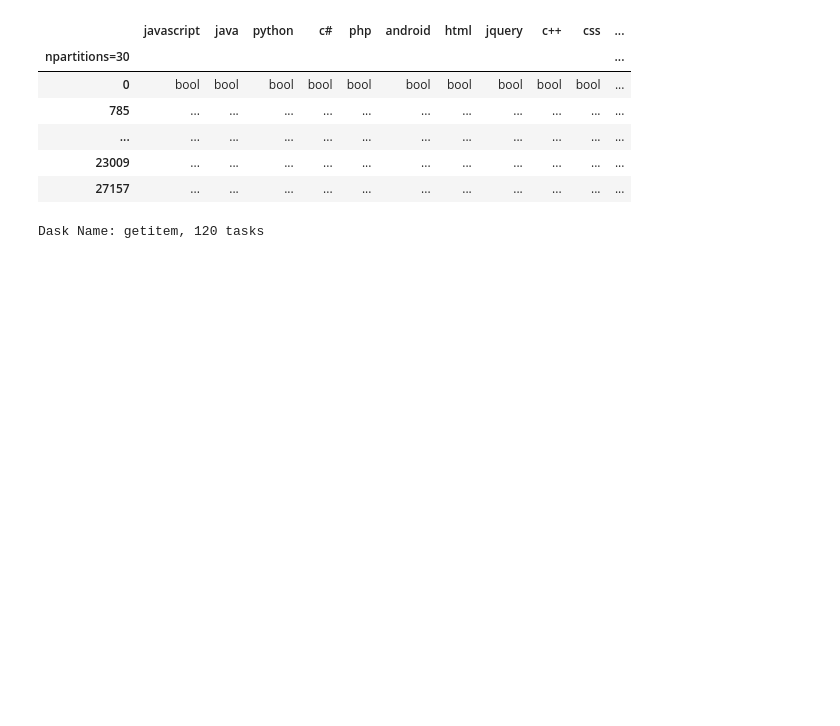
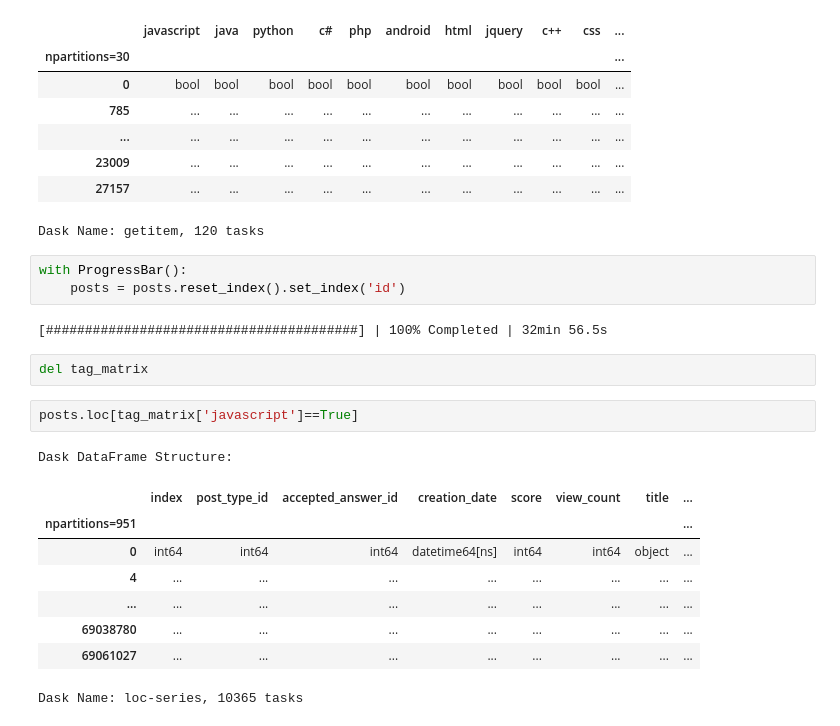
Before and after one commit to Parry-Parry/Level-4-Project, a Jupyter notebook: dataset_prep/dataset_explore.ipynb, the cells around one changed output. Drawn from its saved outputs; the diff is of its cells as text; blank space fills up the shorter version.

Commit message:
Sorted filter matrix and reindexed parquet

```diff
--- a/dataset_prep/dataset_explore.ipynb
+++ b/dataset_prep/dataset_explore.ipynb
@@ -220,3 +228,22 @@ Dask DataFrame Structure:
 | 23009 | ... | ... | ... | ... | ... | ... | ... | ... | ... | ... | ... |
 | 27157 | ... | ... | ... | ... | ... | ... | ... | ... | ... | ... | ... |
 Dask Name: getitem, 120 tasks
+# %%
+with ProgressBar():
+    posts = posts.reset_index().set_index('id')
+# %% [output]
+[########################################] | 100% Completed | 32min 56.5s
+# %%
+del tag_matrix
+# %%
+posts.loc[tag_matrix['javascript']==True]
+# %% [output]
+Dask DataFrame Structure:
+|  | index | post_type_id | accepted_answer_id | creation_date | score | view_count | title | ... |
+| npartitions=951 |  |  |  |  |  |  |  | ... |
+| 0 | int64 | int64 | int64 | datetime64[ns] | int64 | int64 | object | ... |
+| 4 | ... | ... | ... | ... | ... | ... | ... | ... |
+| ... | ... | ... | ... | ... | ... | ... | ... | ... |
+| 69038780 | ... | ... | ... | ... | ... | ... | ... | ... |
+| 69061027 | ... | ... | ... | ... | ... | ... | ... | ... |
+Dask Name: loc-series, 10365 tasks
```
Also changed, not shown: parts of 5 cells of this notebook.
